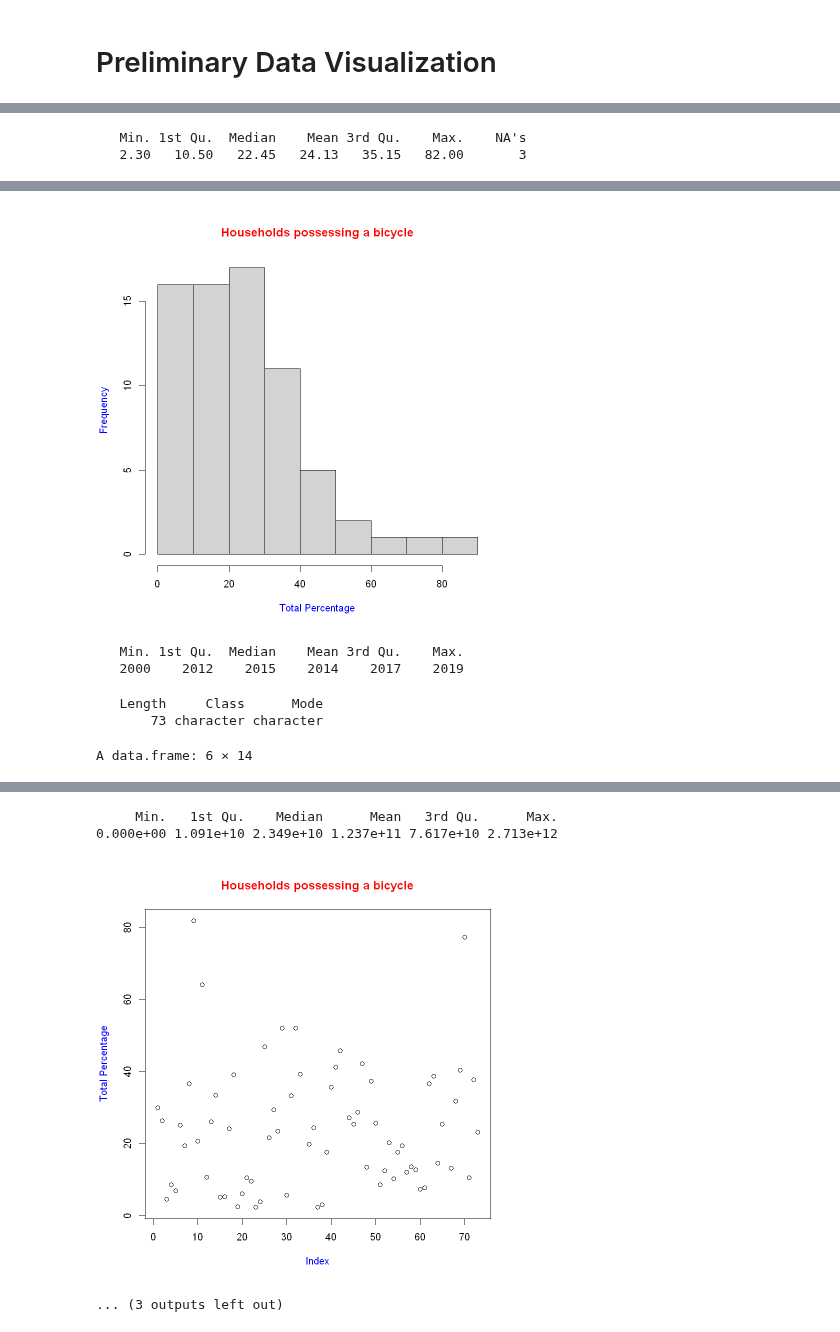
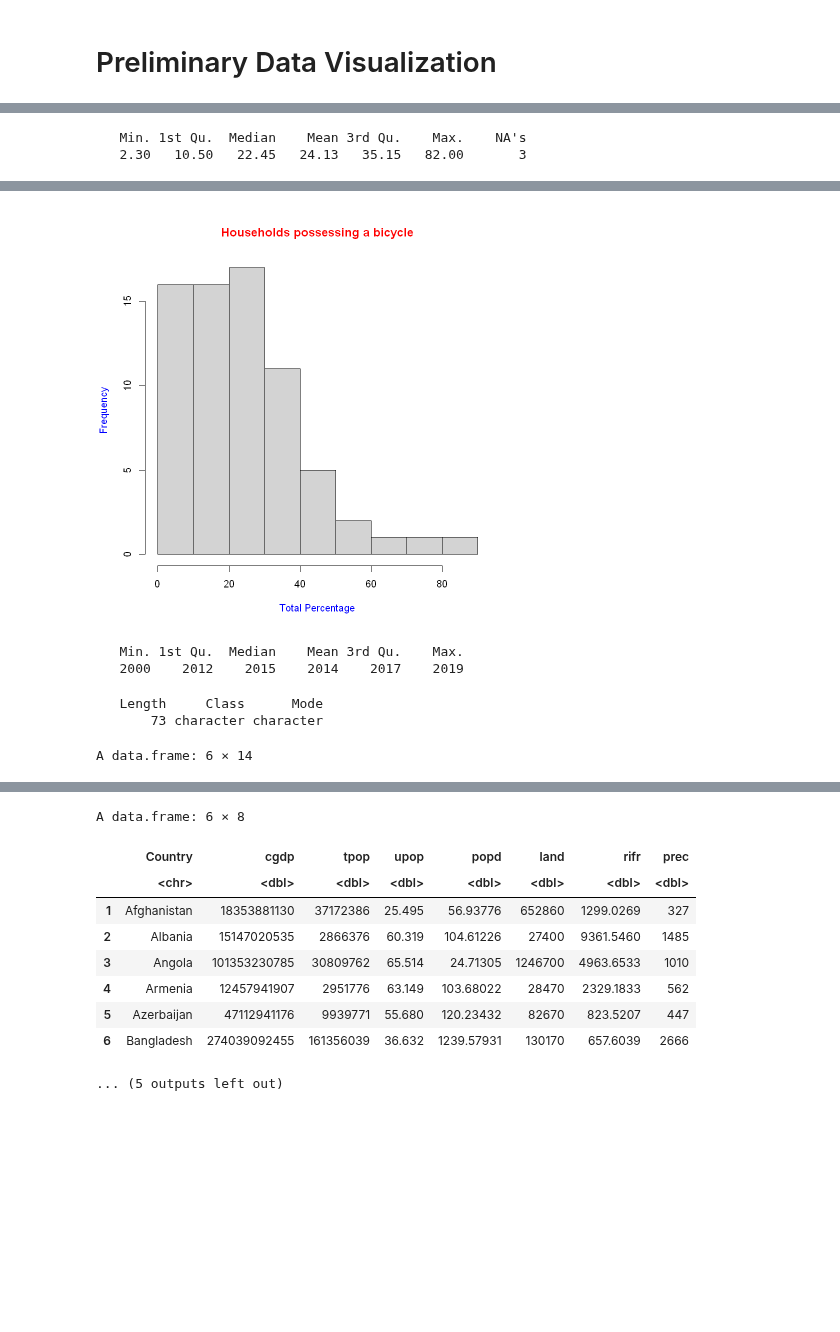
Before and after one commit to narslab/water-accessibility, a Jupyter notebook: data/tidy/preprocessing.ipynb, the cells around one changed output, grey strips where cells are left out. Cells and saved outputs as stored; diff of their text form; code cells hidden in the pictures; blank space fills up the shorter version.

```diff
--- a/data/tidy/preprocessing.ipynb
+++ b/data/tidy/preprocessing.ipynb
@@ -245,37 +245,45 @@ plot(df$bicy, main="Households possessing a bicycle",
 summary(df$Year)
 summary(df$Country)
 
 head(df.exp)
-summary(df.exp$cgdp) # House hold with unimproved water source
+df.wb <- df.exp[,c(1:6,10,14)] # Data from water bank
+head(df.wb)
+summary(df.wb$cgdp) # House hold with unimproved water source
 hist(df.exp$cgdp, main="GDP (current US$)",
      xlab="GDP (current US$)",
      ylab="Count ",
      col.main="red", col.lab="blue")
-summary(df.exp$cgdp) # House hold with unimproved water source
-summary(df.exp)
+summary(df.wb$cgdp) # House hold with unimproved water source
+summary(df.wb)
 # %% [output]
    Min. 1st Qu.  Median    Mean 3rd Qu.    Max.
     0.1     6.9    17.1    18.9    28.3    65.6
 [figure]
 [figure]
    Min. 1st Qu.  Median    Mean 3rd Qu.    Max.    NA's
    2.30   10.50   22.45   24.13   35.15   82.00       3
 [figure]
 [figure]
    Min. 1st Qu.  Median    Mean 3rd Qu.    Max.
    2000    2012    2015    2014    2017    2019
    Length     Class      Mode
        73 character character
 A data.frame: 6 × 14
 |  | Country | cgdp | tpop | upop | popd | land | lita | lity | mori | rifr | cotw | ... |
 |  | <chr> | <dbl> | <dbl> | <dbl> | <dbl> | <dbl> | <dbl> | <dbl> | <dbl> | <dbl> | <dbl> | ... |
 | 1 | Afghanistan | 18353881130 | 37172386 | 25.495 | 56.93776 | 652860 | 43.01972 | 0.75933 | 62.5 | 1299.0269 | NA | ... |
 | 2 | Albania | 15147020535 | 2866376 | 60.319 | 104.61226 | 27400 | 98.14115 | 1.00582 | 9.5 | 9361.5460 | 59.95146 | ... |
 | 3 | Angola | 101353230785 | 30809762 | 65.514 | 24.71305 | 1246700 | 0.00000 | 0.00000 | 77.7 | 4963.6533 | 43.98964 | ... |
 | 4 | Armenia | 12457941907 | 2951776 | 63.149 | 103.68022 | 28470 | 0.00000 | 0.00000 | 12.4 | 2329.1833 | 27.77778 | ... |
 | 5 | Azerbaijan | 47112941176 | 9939771 | 55.680 | 120.23432 | 82670 | 0.00000 | 0.00000 | 21.6 | 823.5207 | 24.48847 | ... |
 | 6 | Bangladesh | 274039092455 | 161356039 | 36.632 | 1239.57931 | 130170 | 73.91220 | 1.03276 | 32.3 | 657.6039 | 14.19624 | ... |
-     Min.   1st Qu.    Median      Mean   3rd Qu.      Max.
-0.000e+00 1.091e+10 2.349e+10 1.237e+11 7.617e+10 2.713e+12
+A data.frame: 6 × 8
-[figure, removed]
+|  | Country | cgdp | tpop | upop | popd | land | rifr | prec |
+|  | <chr> | <dbl> | <dbl> | <dbl> | <dbl> | <dbl> | <dbl> | <dbl> |
+| 1 | Afghanistan | 18353881130 | 37172386 | 25.495 | 56.93776 | 652860 | 1299.0269 | 327 |
+| 2 | Albania | 15147020535 | 2866376 | 60.319 | 104.61226 | 27400 | 9361.5460 | 1485 |
+| 3 | Angola | 101353230785 | 30809762 | 65.514 | 24.71305 | 1246700 | 4963.6533 | 1010 |
+| 4 | Armenia | 12457941907 | 2951776 | 63.149 | 103.68022 | 28470 | 2329.1833 | 562 |
+| 5 | Azerbaijan | 47112941176 | 9939771 | 55.680 | 120.23432 | 82670 | 823.5207 | 447 |
+| 6 | Bangladesh | 274039092455 | 161356039 | 36.632 | 1239.57931 | 130170 | 657.6039 | 2666 |
-... (3 outputs left out)
+... (5 outputs left out)
```
Also changed, not shown: 15 other files.
